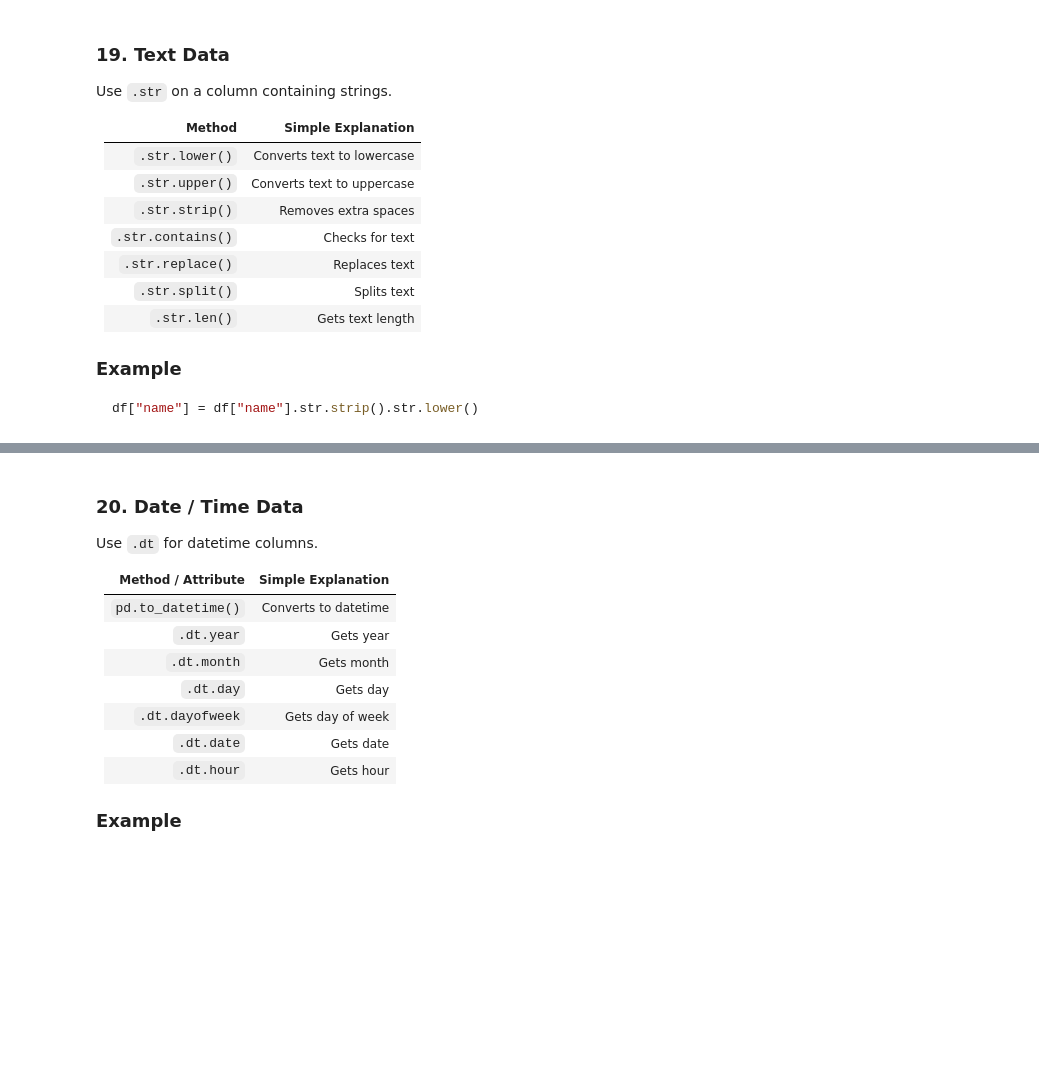
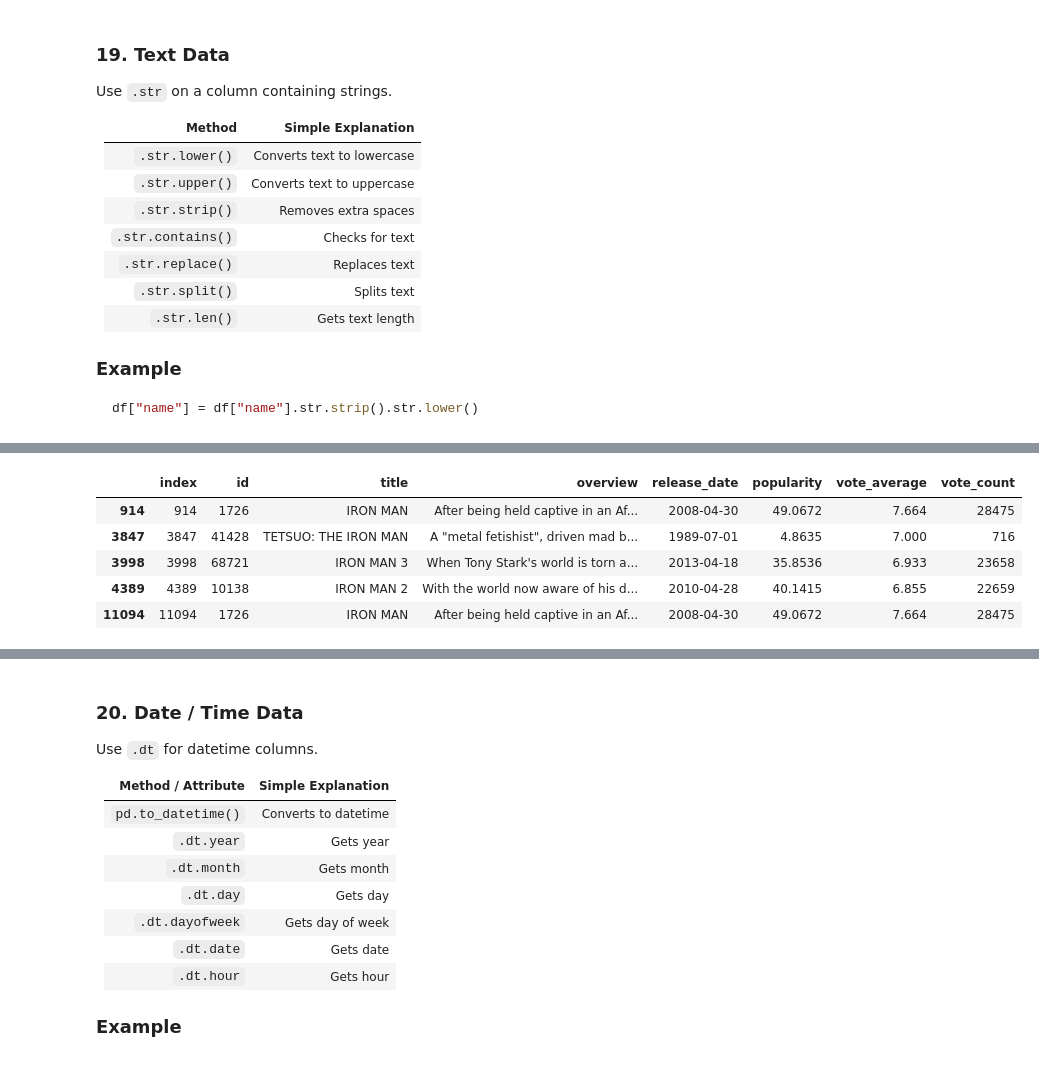
Before and after one commit to zaibgray/pandas, a Jupyter notebook: pandas.ipynb, the cells around one changed output, grey strips where cells are left out. Drawn from its saved outputs; the diff is of its cells as text; code cells hidden in the pictures; blank space fills up the shorter version.

```diff
--- a/pandas.ipynb
+++ b/pandas.ipynb
@@ -3187,0 +3278,10 @@ df["name"] = df["name"].str.strip().str.lower()
+# %%
+# contains
+df[df["title"].str.contains("IRON MAN")]
+# %% [output]
+|  | index | id | title | overview | release_date | popularity | vote_average | vote_count |
+| 914 | 914 | 1726 | IRON MAN | After being held captive in an Af... | 2008-04-30 | 49.0672 | 7.664 | 28475 |
+| 3847 | 3847 | 41428 | TETSUO: THE IRON MAN | A "metal fetishist", driven mad b... | 1989-07-01 | 4.8635 | 7.000 | 716 |
+| 3998 | 3998 | 68721 | IRON MAN 3 | When Tony Stark's world is torn a... | 2013-04-18 | 35.8536 | 6.933 | 23658 |
+| 4389 | 4389 | 10138 | IRON MAN 2 | With the world now aware of his d... | 2010-04-28 | 40.1415 | 6.855 | 22659 |
+| 11094 | 11094 | 1726 | IRON MAN | After being held captive in an Af... | 2008-04-30 | 49.0672 | 7.664 | 28475 |
```
Also changed, not shown: parts of 12 cells of this notebook.
